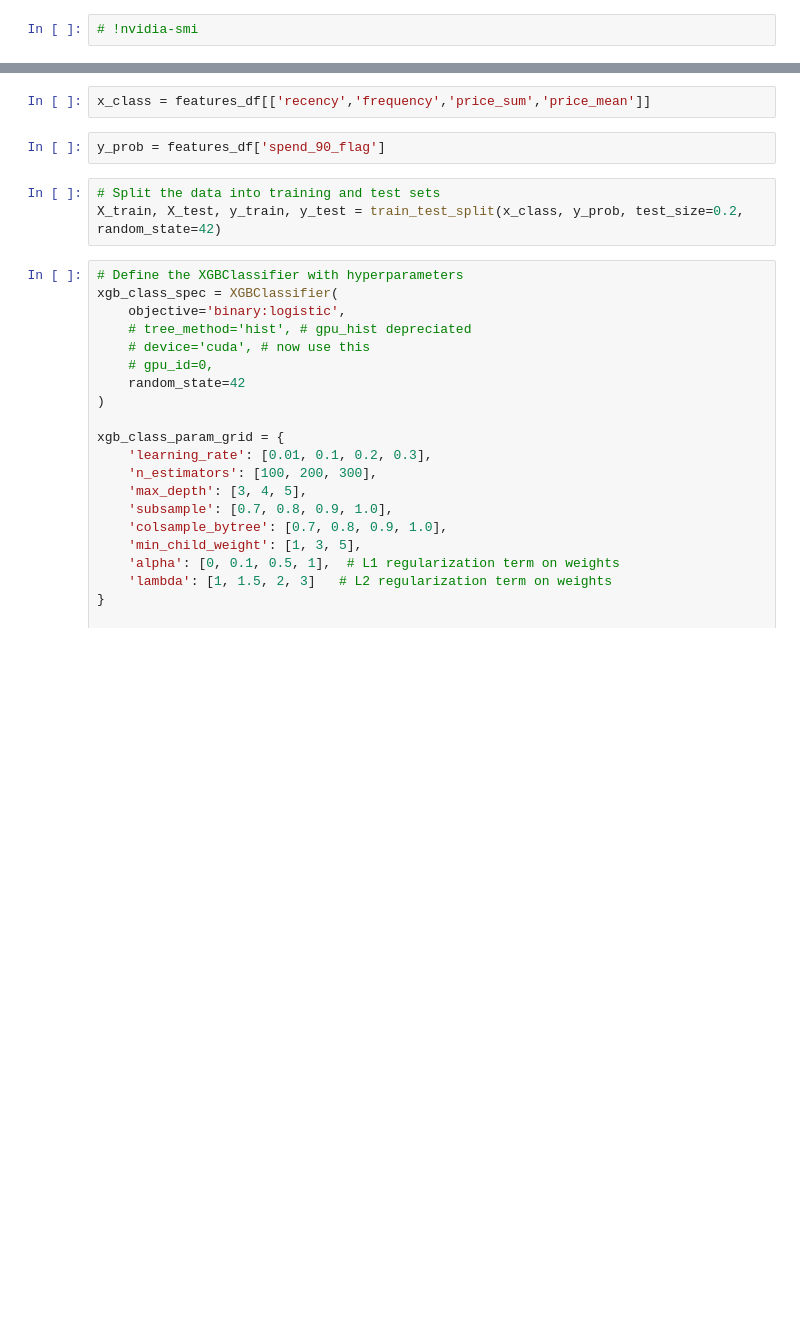
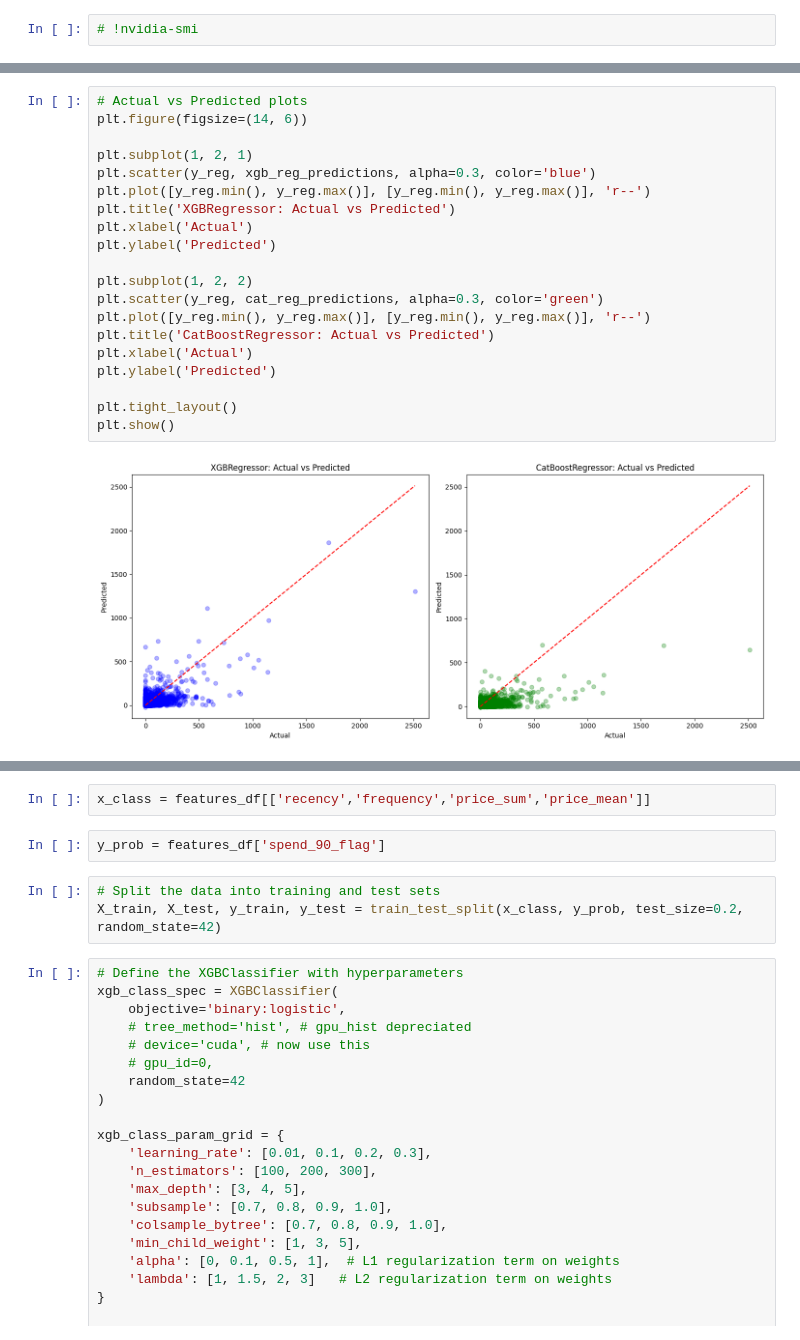
Before and after one commit to gregorywmorris/cdnow-customer-value, a Jupyter notebook: src/notebooks/customer_ltv.ipynb, the cells around one changed output, grey strips where cells are left out. Saved outputs shown, nothing was run; the diff lists cells and outputs as text; blank space fills up the shorter version.

```diff
--- a/src/notebooks/customer_ltv.ipynb
+++ b/src/notebooks/customer_ltv.ipynb
@@ -510,0 +571,22 @@ The standard deviation (43.65) is a measure of the spread or variability in the
+# %%
+# Actual vs Predicted plots
+plt.figure(figsize=(14, 6))
+
+plt.subplot(1, 2, 1)
+plt.scatter(y_reg, xgb_reg_predictions, alpha=0.3, color='blue')
+plt.plot([y_reg.min(), y_reg.max()], [y_reg.min(), y_reg.max()], 'r--')
+plt.title('XGBRegressor: Actual vs Predicted')
+plt.xlabel('Actual')
+plt.ylabel('Predicted')
+
+plt.subplot(1, 2, 2)
+plt.scatter(y_reg, cat_reg_predictions, alpha=0.3, color='green')
+plt.plot([y_reg.min(), y_reg.max()], [y_reg.min(), y_reg.max()], 'r--')
+plt.title('CatBoostRegressor: Actual vs Predicted')
+plt.xlabel('Actual')
+plt.ylabel('Predicted')
+
+plt.tight_layout()
+plt.show()
+# %% [output]
+[figure, added]
```
Also changed, not shown: parts of 114 cells of this notebook, 23 other files.
